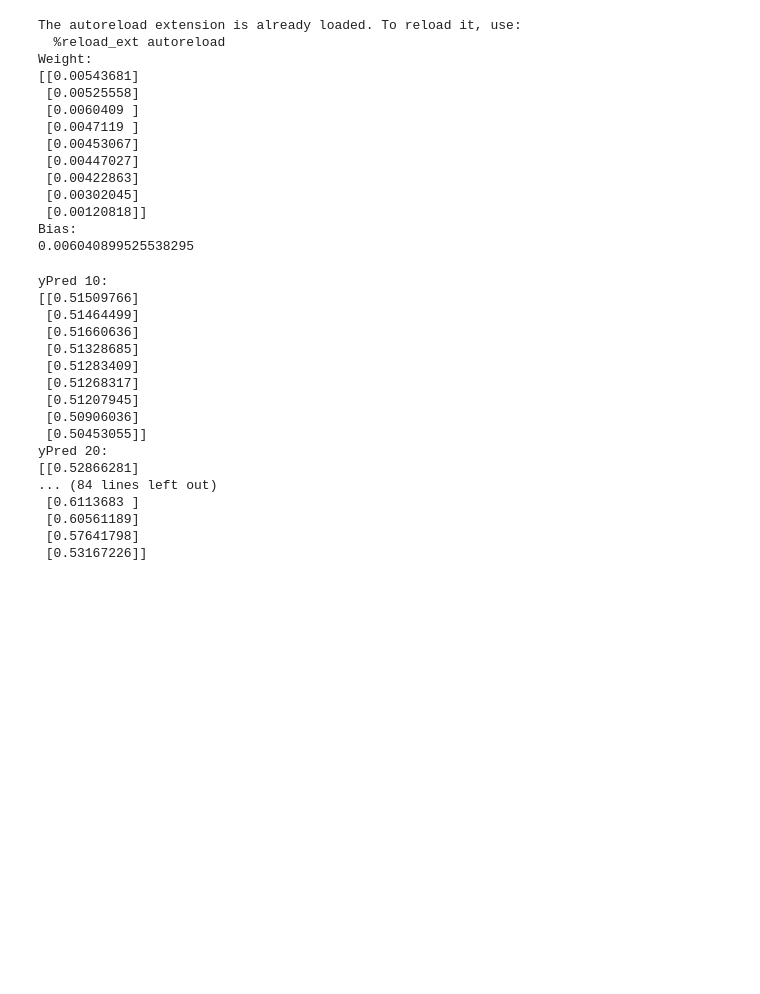
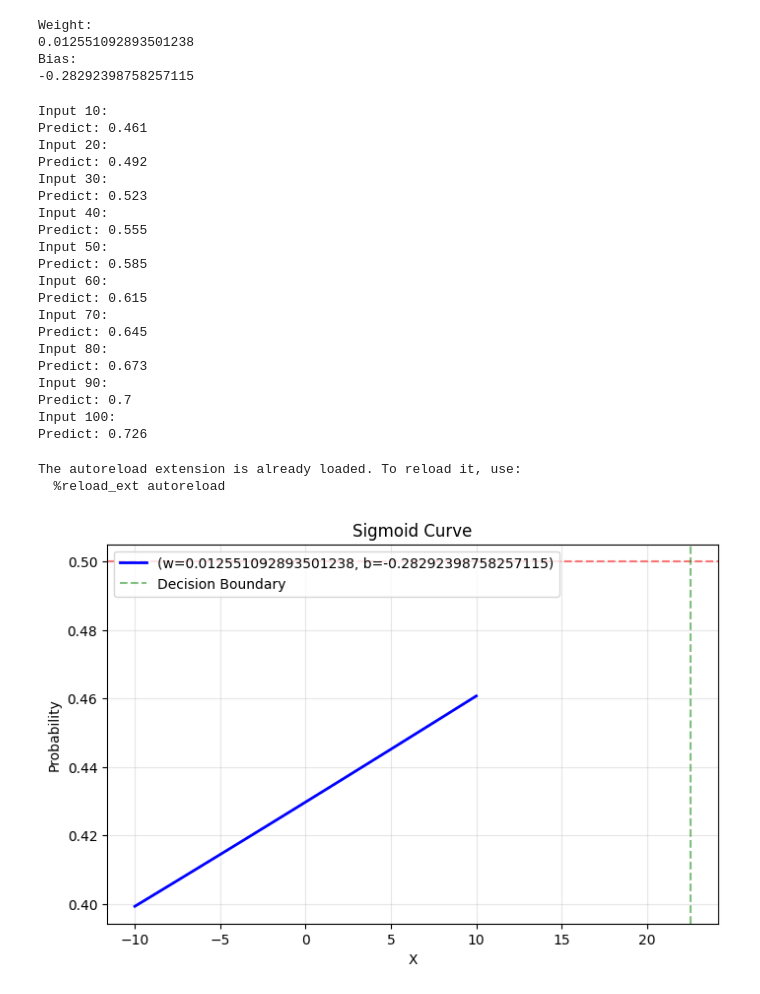
Before and after one commit to madrlibr/Machine-Learning-Exp, a Jupyter notebook: lab/main.ipynb, the cells around one changed output. Saved outputs shown, nothing was run; the diff lists cells and outputs as text; code cells hidden in the pictures; blank space fills up the shorter version.

Commit message:
Adding plot module and formula function

```diff
--- a/lab/main.ipynb
+++ b/lab/main.ipynb
@@ -83,10 +94,6 @@ yPred 100:
 # %%
-%load_ext autoreload
-%autoreload 2
-from models.Regression import *
-
 modelLog = LogisticRegression(x=x2, y=y2)
-weightLog, biasLog = modelLog.fit(lr=0.001, epoch=1000)
+weightLog, biasLog = modelLog.fit(lr=0.001, epoch=3000)
 
 weightLog = (weightLog)
 biasLog = (biasLog)
@@ -94,40 +101,44 @@ biasLog = (biasLog)
 print(f"Weight:\n{weightLog}")
 print(f"Bias:\n{biasLog}")
 # %% [output]
-The autoreload extension is already loaded. To reload it, use:
-  %reload_ext autoreload
 Weight:
-[[0.00543681]
- [0.00525558]
- [0.0060409 ]
- [0.0047119 ]
- [0.00453067]
- [0.00447027]
- [0.00422863]
- [0.00302045]
- [0.00120818]]
+0.012551092893501238
 Bias:
-0.006040899525538295
+-0.28292398758257115
 # %%
+%load_ext autoreload
+%autoreload 2
+input = np.array([10, 20, 30, 40, 50, 60, 70, 80, 90, 100])
 for n in input:
-    ypred = modelLog.predict(n)
-    np.set_printoptions(suppress=True, precision=8)
-    print(f"yPred {n}:\n{ypred}")
+    ypred = round(modelLog.predict(n).item(), 3)
+    print(f"Input {n}:\nPredict: {ypred}")
 # %% [output]
-yPred 10:
-[[0.51509766]
- [0.51464499]
- [0.51660636]
- [0.51328685]
- [0.51283409]
- [0.51268317]
- [0.51207945]
- [0.50906036]
- [0.50453055]]
-yPred 20:
-[[0.52866281]
-... (84 lines left out)
- [0.6113683 ]
- [0.60561189]
- [0.57641798]
- [0.53167226]]
+Input 10:
+Predict: 0.461
+Input 20:
+Predict: 0.492
+Input 30:
+Predict: 0.523
+Input 40:
+Predict: 0.555
+Input 50:
+Predict: 0.585
+Input 60:
+Predict: 0.615
+Input 70:
+Predict: 0.645
+Input 80:
+Predict: 0.673
+Input 90:
+Predict: 0.7
+Input 100:
+Predict: 0.726
+# %%
+%load_ext autoreload
+%autoreload 2
+from rubiks.Plotter import *
+LogisticPlot(weightLog, biasLog)
+# %% [output]
+The autoreload extension is already loaded. To reload it, use:
+  %reload_ext autoreload
+[figure, added]
```
Also changed, not shown: parts of 5 cells of this notebook, 5 other files.
